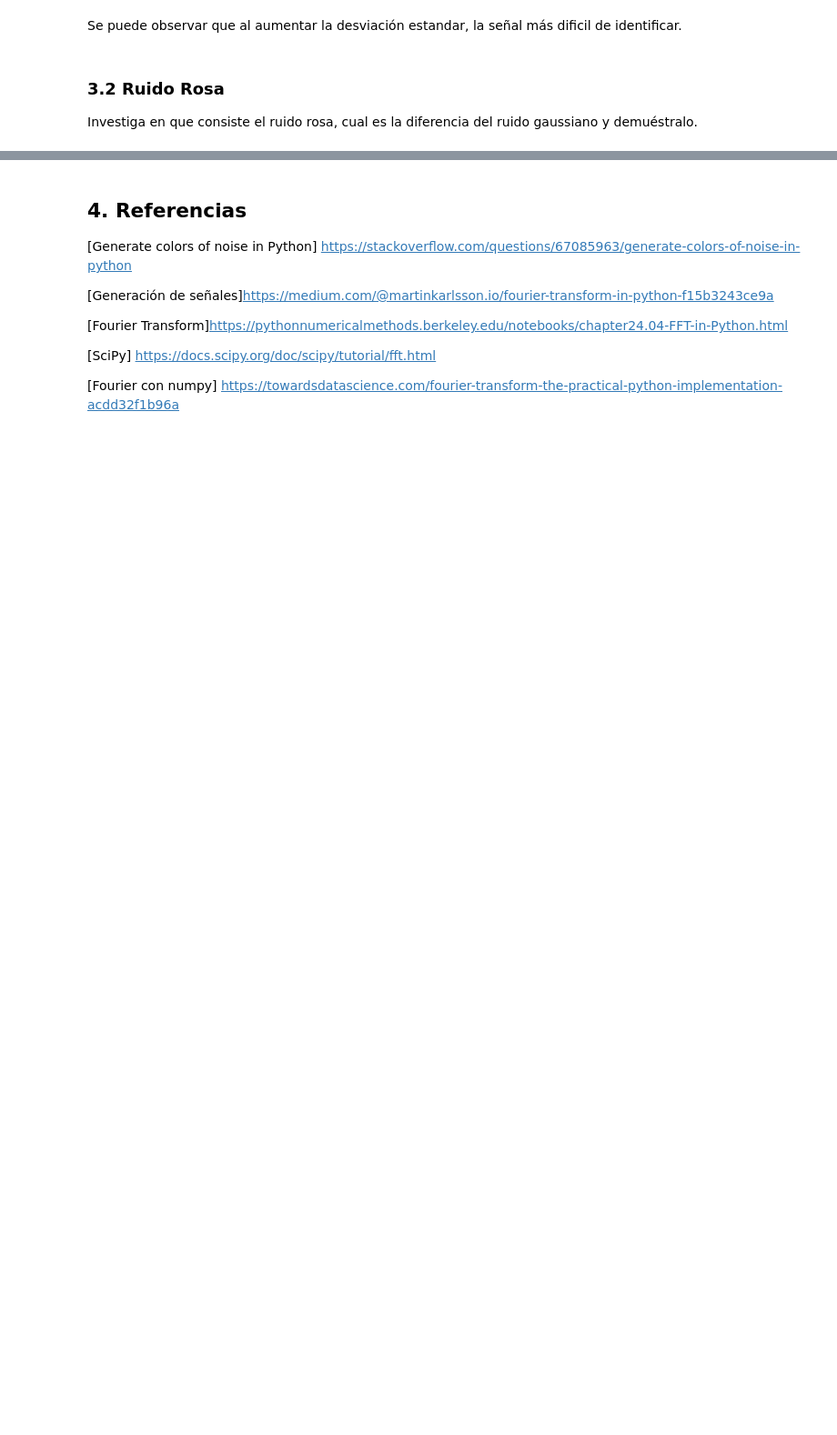
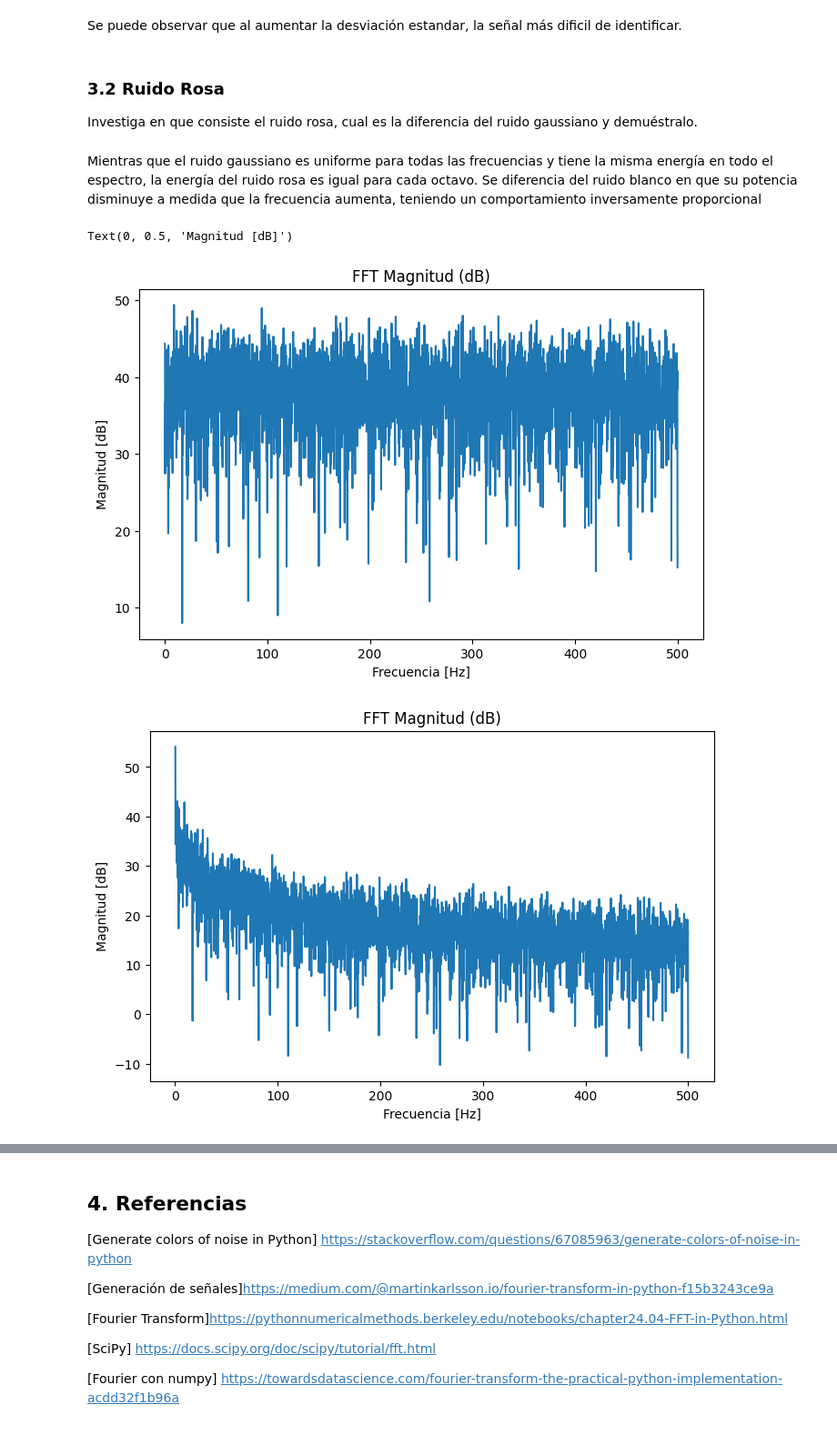
Before and after one commit to IOlivaresPalma/Multimedia-Trabajos, a Jupyter notebook: Actividad_1_OlivaresIvan_19761543.ipynb, the cells around one changed output, grey strips where cells are left out. Shown at 91% size. Cells and saved outputs as stored; diff of their text form; code cells hidden in the pictures; blank space fills up the shorter version.

```diff
--- a/Actividad_1_OlivaresIvan_19761543.ipynb
+++ b/Actividad_1_OlivaresIvan_19761543.ipynb
@@ -136,3 +138,76 @@ Se puede observar que al aumentar la desviación estandar, la señal más difici
 # %% [markdown]
 ### 3.2 Ruido Rosa
 Investiga en que consiste el ruido rosa, cual es la diferencia del ruido gaussiano y demuéstralo.
+# %% [markdown]
+Mientras que el ruido gaussiano es uniforme para todas las frecuencias y tiene la misma energía en todo el espectro, la energía del ruido rosa es igual para cada octavo. Se diferencia del ruido blanco en que su potencia disminuye a medida que la frecuencia aumenta, teniendo un comportamiento inversamente proporcional
+# %%
+import numpy as np
+
+sample_rate = 1000
+duration = 10  # segundos
+n_samples = sample_rate * duration
+
+
+# Se genera el ruido blanco
+white_noise = np.random.randn(n_samples)
+
+# Se calcula la FFT para el ruido blanco
+white_fft = np.fft.rfft(white_noise)
+
+# Se extraen las frecuencias
+freqs = np.fft.rfftfreq(n_samples, d=1/sample_rate)
+
+# Se genera una escala para a continuación extraer el ruido rosa
+scale = np.zeros_like(freqs)
+scale[1:] = 1 / np.sqrt(freqs[1:])  # Se excluye componente DC
+
+# Se aplica el escalamiento al ruido blanco
+pink_fft = white_fft * scale
+
+
+# calcular magnitud de ruido blanco y rosa
+white_real = np.real(white_fft)
+white_imag = np.imag(white_fft)
+
+pink_real = np.real(pink_fft)
+pink_imag = np.imag(pink_fft)
+
+magnitud_white = np.sqrt(white_real**2 + white_imag**2)
+magnitud_pink  = np.sqrt(pink_real**2 + pink_imag**2)
+
+# magnitud en dB
+Mag_dB_white = 20*np.log10(magnitud_white)
+Mag_dB_pink  = 20*np.log10(magnitud_pink)
+
+# extraer eje de frecuencias
+
+freq_white = np.fft.fftfreq(len(magnitud_white), 1/sample_rate)
+freq_pink  = np.fft.fftfreq(len(magnitud_pink), 1/sample_rate)
+
+#Se extraen solamente las frecuencias positivas
+freq_positivas_white = freq_white >= 0
+freq_positivas_pink  = freq_pink >= 0
+
+freq_white = freq_white[freq_positivas_white]
+freq_pink  = freq_pink[freq_positivas_pink]
+
+Mag_dB_white = Mag_dB_white[freq_positivas_white]
+Mag_dB_pink  = Mag_dB_pink[freq_positivas_pink]
+
+# Plot the magnitude in dB
+plt.figure(figsize=(8, 5))
+plt.plot(freq_white, Mag_dB_white)
+plt.title('FFT Magnitud (dB)')
+plt.xlabel('Frecuencia [Hz]')
+plt.ylabel('Magnitud [dB]')
+
+# Plot the magnitude in dB
+plt.figure(figsize=(8, 5))
+plt.plot(freq_pink, Mag_dB_pink)
+plt.title('FFT Magnitud (dB)')
+plt.xlabel('Frecuencia [Hz]')
+plt.ylabel('Magnitud [dB]')
+# %% [output]
+Text(0, 0.5, 'Magnitud [dB]')
+[figure, added]
+[figure, added]
```
Also changed, not shown: parts of 2 cells of this notebook.
